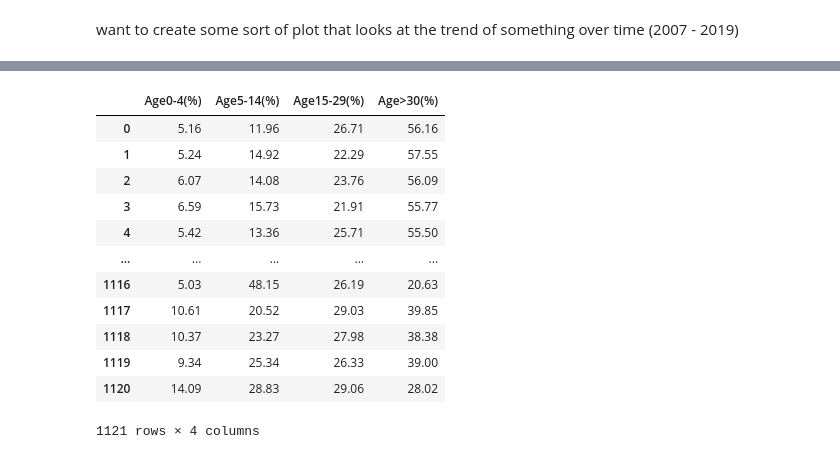
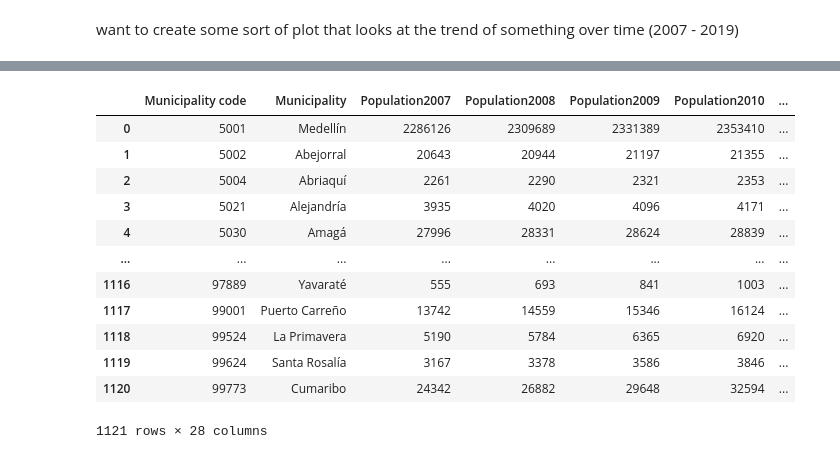
Before and after one commit to norahkerendian/dsc106-project3-checkpoint, a Jupyter notebook: checkpoint.ipynb, the cells around one changed output, grey strips where cells are left out. Saved outputs shown, nothing was run; the diff lists cells and outputs as text; code cells hidden in the pictures.

```diff
--- a/checkpoint.ipynb
+++ b/checkpoint.ipynb
@@ -49,19 +53,20 @@ data[data.duplicated(subset=['Municipality'], keep=False)].sort_values(by='Munic
-# %%
-data[['Age0-4(%)',
- 'Age5-14(%)',
- 'Age15-29(%)',
- 'Age>30(%)',]]
-# %% [output]
-|  | Age0-4(%) | Age5-14(%) | Age15-29(%) | Age>30(%) |
-| 0 | 5.16 | 11.96 | 26.71 | 56.16 |
-| 1 | 5.24 | 14.92 | 22.29 | 57.55 |
-| 2 | 6.07 | 14.08 | 23.76 | 56.09 |
-| 3 | 6.59 | 15.73 | 21.91 | 55.77 |
-| 4 | 5.42 | 13.36 | 25.71 | 55.50 |
-| ... | ... | ... | ... | ... |
-| 1116 | 5.03 | 48.15 | 26.19 | 20.63 |
-| 1117 | 10.61 | 20.52 | 29.03 | 39.85 |
-| 1118 | 10.37 | 23.27 | 27.98 | 38.38 |
-| 1119 | 9.34 | 25.34 | 26.33 | 39.00 |
-| 1120 | 14.09 | 28.83 | 29.06 | 28.02 |
-1121 rows × 4 columns
+# %%
+# i could do a play on the line plot that the name generator had. i could just focus on population or the cases and see how it has changed over time for each municipality
+# and the interactive aspect would be that you could select a municipality and see how its population has changed over time
+
+# i only want to focus on the columns before 'Age0-4(%)', this includes the municipality, population, and cases columns
+data.iloc[:, :data.columns.get_loc('Age0-4(%)')]
+# %% [output]
+|  | Municipality code | Municipality | Population2007 | Population2008 | Population2009 | Population2010 | ... |
+| 0 | 5001 | Medellín | 2286126 | 2309689 | 2331389 | 2353410 | ... |
+| 1 | 5002 | Abejorral | 20643 | 20944 | 21197 | 21355 | ... |
+| 2 | 5004 | Abriaquí | 2261 | 2290 | 2321 | 2353 | ... |
+| 3 | 5021 | Alejandría | 3935 | 4020 | 4096 | 4171 | ... |
+| 4 | 5030 | Amagá | 27996 | 28331 | 28624 | 28839 | ... |
+| ... | ... | ... | ... | ... | ... | ... | ... |
+| 1116 | 97889 | Yavaraté | 555 | 693 | 841 | 1003 | ... |
+| 1117 | 99001 | Puerto Carreño | 13742 | 14559 | 15346 | 16124 | ... |
+| 1118 | 99524 | La Primavera | 5190 | 5784 | 6365 | 6920 | ... |
+| 1119 | 99624 | Santa Rosalía | 3167 | 3378 | 3586 | 3846 | ... |
+| 1120 | 99773 | Cumaribo | 24342 | 26882 | 29648 | 32594 | ... |
+1121 rows × 28 columns
```
Also changed, not shown: parts of 2 cells of this notebook, 6 other files.
